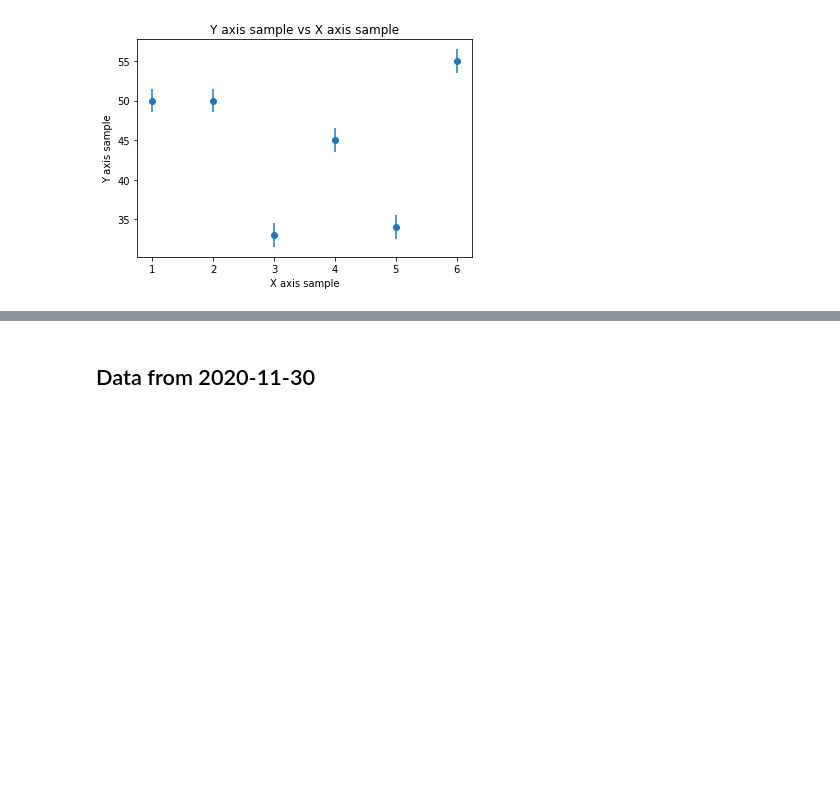
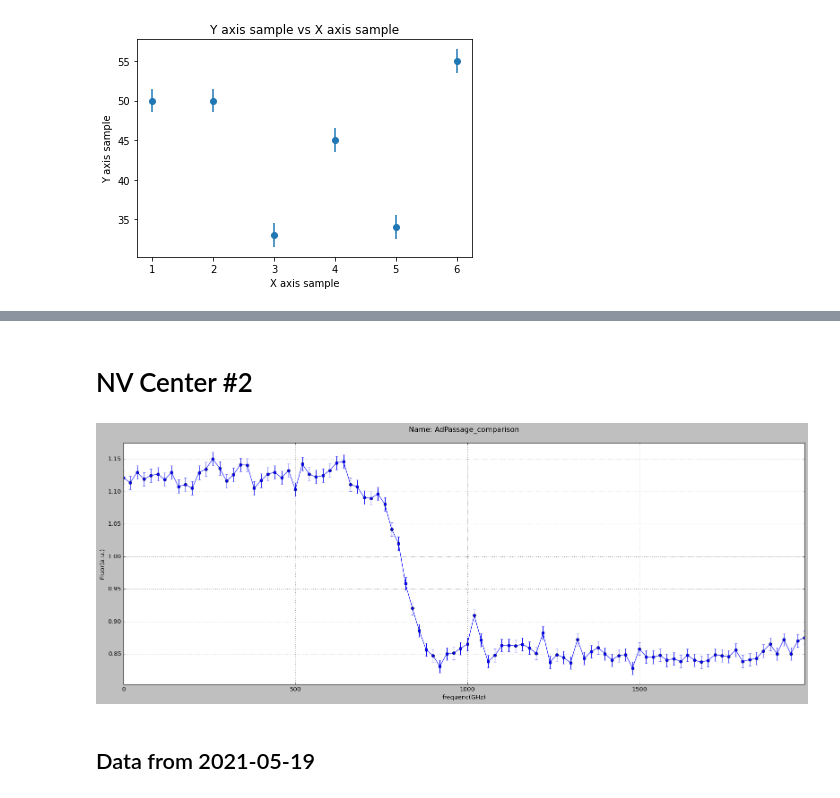
Before and after one commit to ejlilie/Jupyter, a Jupyter notebook: dataanalysis.ipynb, the cells around one changed output, grey strips where cells are left out. Cells and saved outputs as stored; diff of their text form; code cells hidden in the pictures; blank space fills up the shorter version.

Commit message:
More graphing from PSQL database

```diff
--- a/dataanalysis.ipynb
+++ b/dataanalysis.ipynb
@@ -148,2 +430,12 @@ Text(0.5, 1.0, 'Y axis sample vs X axis sample')
+# %% [markdown]
+# NV Center #2
+# %%
+data = extract_data(nv_name = '#2')
+pos = 3
+plotsingledatafile(data,pos,xaxis=r'frequenc(GHz)',yaxis=r'Fluor(a.u.)')
+
+#print(data.data_id)
+# %% [output]
+[figure, added]
 # %% [markdown]
-## Data from 2020-11-30
+## Data from 2021-05-19
```
Also changed, not shown: parts of 12 cells of this notebook.
